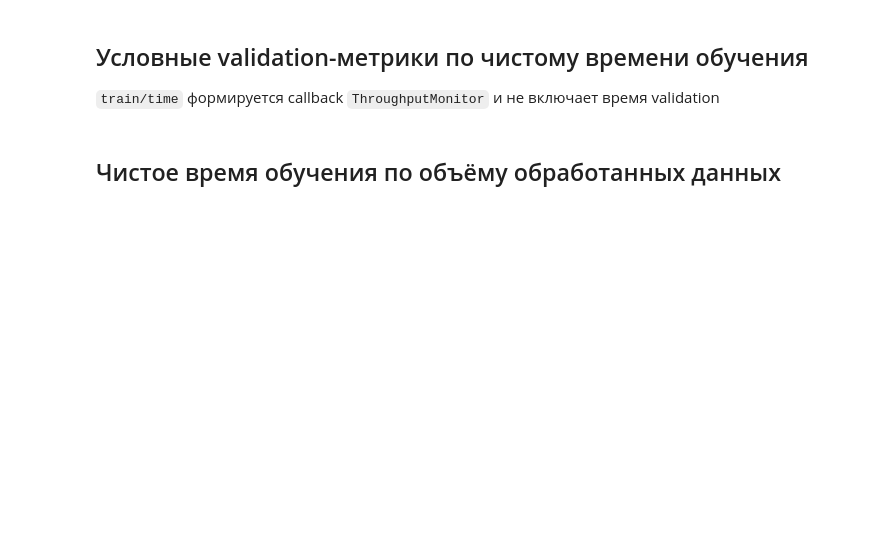
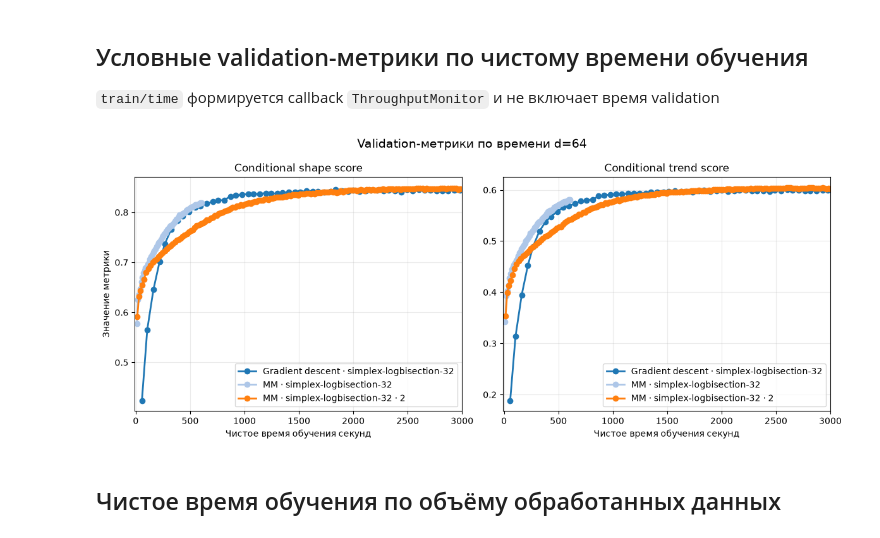
Before and after one commit to fedorkolotilin3/catsbench_mm, a Jupyter notebook: notebooks/analyze_dlight_sb_pair_local.ipynb, the cells around one changed output. Drawn from its saved outputs; the diff is of its cells as text; code cells hidden in the pictures; blank space fills up the shorter version.

```diff
--- a/notebooks/analyze_dlight_sb_pair_local.ipynb
+++ b/notebooks/analyze_dlight_sb_pair_local.ipynb
@@ -570,26 +605,28 @@ plt.show()
 # %%
 fig, axes = plt.subplots(1, 2, figsize=(12, 5))
 
 for axis, (column, title) in zip(axes, validation_plots):
     for label, history in histories.items():
         points = history.dropna(subset=[column, "train_time_seconds"])
         axis.plot(
             points["train_time_seconds"],
             points[column],
             marker="o",
             color=MODEL_COLORS[label],
             label=label,
         )
 
     axis.set_title(title)
     axis.set_xlabel("Чистое время обучения секунд")
-    axis.set_xlim(-10, 1000)      # пределы оси X
+    axis.set_xlim(-10, 3000)      # пределы оси X
     axis.legend()
 
 axes[0].set_ylabel("Значение метрики")
 fig.suptitle(f"Validation-метрики по времени d={DIMENSION}", fontsize=14)
 plt.tight_layout()
 plt.show()
+# %% [output]
+[figure, added]
 # %% [markdown]
 ## Чистое время обучения по объёму обработанных данных
 # %%
```
Also changed, not shown: parts of 19 cells of this notebook, 5 other files.
